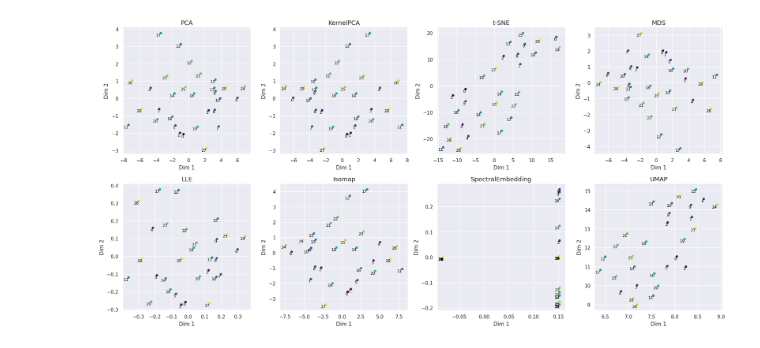
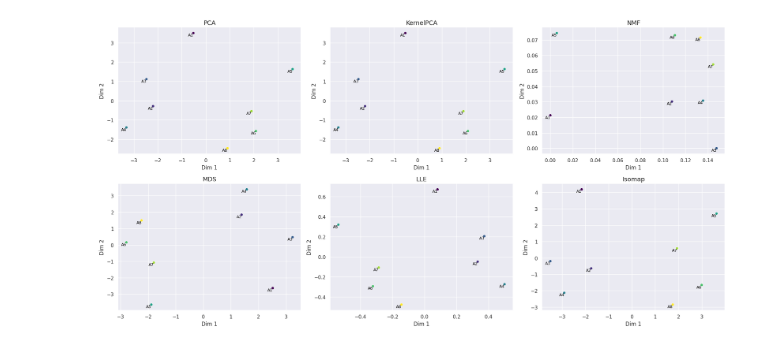
Before and after one commit to anras5/ordinal-regression-reduced, a Jupyter notebook: src/plot_2d_plane.ipynb, the cells around one changed output. Cells and saved outputs as stored; diff of their text form; code cells hidden in the pictures.

```diff
--- a/src/plot_2d_plane.ipynb
+++ b/src/plot_2d_plane.ipynb
@@ -15,53 +16,49 @@ import seaborn as sns
 
 sns.set()
 # %%
-df = MCDADataset.read_csv("./data/eswaR1s.csv").data
-scaler = StandardScaler()
-df_scaled = scaler.fit_transform(df)
+df = MCDADataset.read_csv("./data/building/dataset.csv").data
 # %%
 methods = {
-    "PCA": PCA(n_components=2, random_state=42),
-    "KernelPCA": KernelPCA(n_components=2, random_state=42),
-    "t-SNE": TSNE(n_components=2, perplexity=10, method="exact", random_state=42),
-    "MDS": MDS(n_components=2, random_state=42),
-    "LLE": LocallyLinearEmbedding(n_components=2, random_state=42),
-    "Isomap": Isomap(n_components=2),
-    "SpectralEmbedding": SpectralEmbedding(n_components=2, random_state=42),
-    "UMAP": UMAP(n_components=2, random_state=42),
+    "PCA": Pipeline([('scaler', StandardScaler()), ('pca', PCA(n_components=2, random_state=42))]),
+    "KernelPCA": Pipeline([('scaler', StandardScaler()), ('kpca', KernelPCA(n_components=2, random_state=42))]),
+    "NMF": Pipeline([('shift_min', FunctionTransformer(lambda x: x + abs(x.min(axis=0)))), ('nmf', NMF(n_components=2, random_state=42))]),
+    "MDS": Pipeline([('scaler', StandardScaler()), ('mds', MDS(n_components=2, random_state=42))]),
+    "LLE": Pipeline([('scaler', StandardScaler()), ('lle', LocallyLinearEmbedding(n_components=2, random_state=42))]),
+    "Isomap": Pipeline([('scaler', StandardScaler()), ('isomap', Isomap(n_components=2))]),
 }
 # %%
-color = np.linspace(0, 1, df_scaled.shape[0])
-fig, axes = plt.subplots(2, 4, figsize=(20, 10))
+color = np.linspace(0, 1, df.shape[0])
+fig, axes = plt.subplots(2, 3, figsize=(20, 10))
 axes = axes.flatten()
 
 for i, (method_name, method) in enumerate(methods.items()):
-    df_m = pd.DataFrame(method.fit_transform(df_scaled), index=df.index, columns=["Dim 1", "Dim 2"])
+    df_m = pd.DataFrame(method.fit_transform(df), index=df.index, columns=["Dim 1", "Dim 2"])
 
     sns.scatterplot(
         x="Dim 1",
         y="Dim 2",
         hue=color,
         palette="viridis",
         data=df_m,
         ax=axes[i],
         legend=False,
     )
     for j in range(df_m.shape[0]):
         axes[i].text(
             df_m.iloc[j, 0],
             df_m.iloc[j, 1],
             str(df_m.index[j]),
             fontsize=9,
             color="black",
             ha="right",
             va="top",
         )
     axes[i].set_title(f"{method_name}", fontsize=14)
     axes[i].set_xlabel("Dim 1")
     axes[i].set_ylabel("Dim 2")
 
 plt.tight_layout()
-plt.savefig("data/plots/2d_plane.png")
+# plt.savefig("data/s-datasets/plots/2d_plane.png")
 plt.show()
 # %% [output]
-[figure, old version]
+[figure, new version]
```
Also changed, not shown: parts of 1 cell of this notebook, 7 other files.
